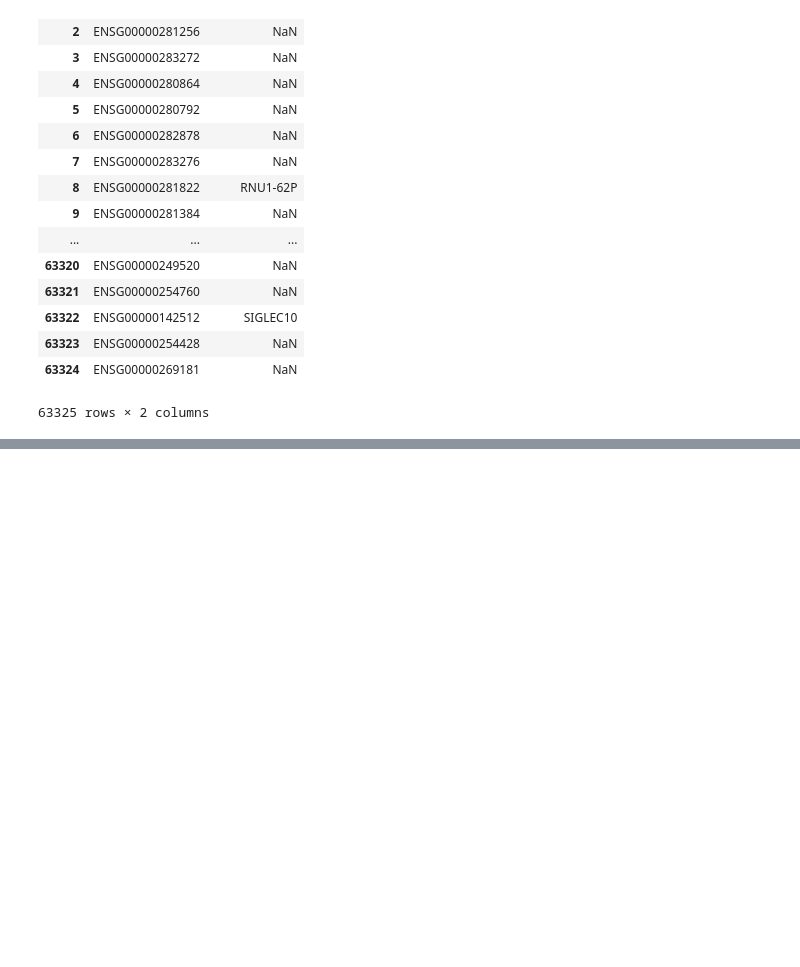
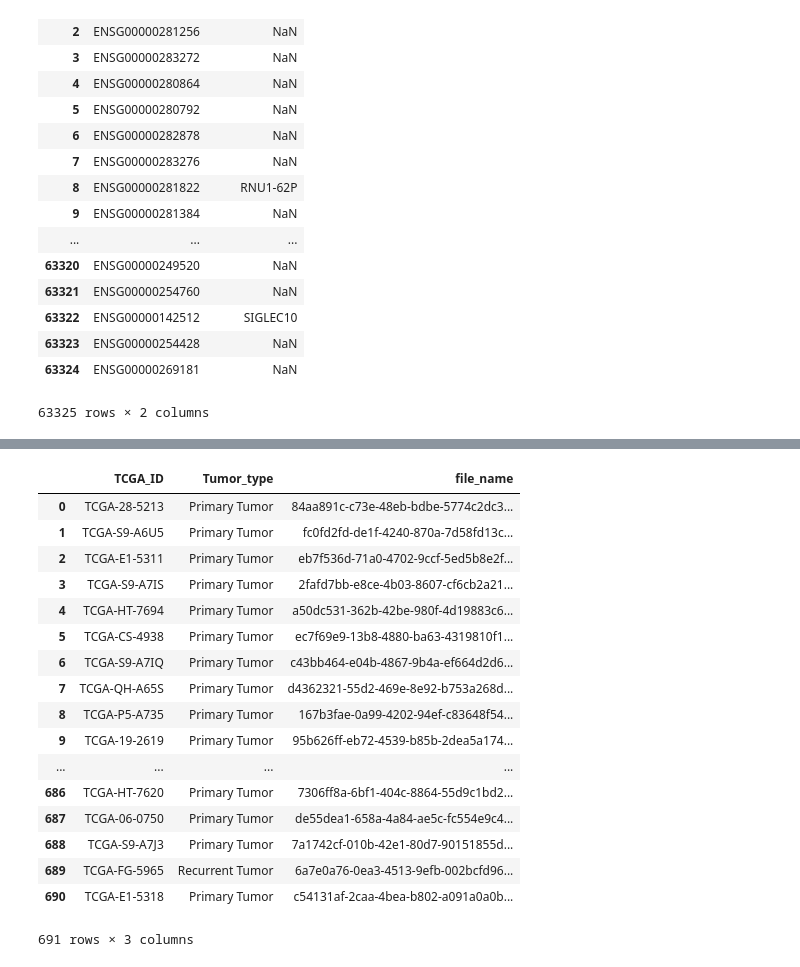
Before and after one commit to kanzabatool/Comp_genomics, a Jupyter notebook: computational_genomics.ipynb, the cells around one changed output, grey strips where cells are left out. Drawn from its saved outputs; the diff is of its cells as text; code cells hidden in the pictures; blank space fills up the shorter version.

```diff
--- a/computational_genomics.ipynb
+++ b/computational_genomics.ipynb
@@ -102,0 +103,34 @@ result
+# %%
+# CREATING TABLE2 WITH FILES(PATIENTS) WITH THEIR CORRESPONDING TCGA ID
+
+FileNameTCGAidTable = pd.read_csv('TCGAid.csv')
+
+k = FileNameTCGAidTable[['file_name']]
+columna = k.applymap(lambda x: x[:x.rfind(".gz")])
+FileNameTCGAidTable = FileNameTCGAidTable.drop(u'file_name',axis=1)
+t2 = pd.concat([FileNameTCGAidTable, columna], axis=1, join="inner")
+file_frame = pd.DataFrame(filename)
+file_frame.columns = ["file_name"]
+
+table2 = pd.merge(t2, file_frame,on='file_name', how='inner')
+# %%
+table2
+# %% [output]
+|  | TCGA_ID | Tumor_type | file_name |
+| 0 | TCGA-28-5213 | Primary Tumor | 84aa891c-c73e-48eb-bdbe-5774c2dc3... |
+| 1 | TCGA-S9-A6U5 | Primary Tumor | fc0fd2fd-de1f-4240-870a-7d58fd13c... |
+| 2 | TCGA-E1-5311 | Primary Tumor | eb7f536d-71a0-4702-9ccf-5ed5b8e2f... |
+| 3 | TCGA-S9-A7IS | Primary Tumor | 2fafd7bb-e8ce-4b03-8607-cf6cb2a21... |
+| 4 | TCGA-HT-7694 | Primary Tumor | a50dc531-362b-42be-980f-4d19883c6... |
+| 5 | TCGA-CS-4938 | Primary Tumor | ec7f69e9-13b8-4880-ba63-4319810f1... |
+| 6 | TCGA-S9-A7IQ | Primary Tumor | c43bb464-e04b-4867-9b4a-ef664d2d6... |
+| 7 | TCGA-QH-A65S | Primary Tumor | d4362321-55d2-469e-8e92-b753a268d... |
+| 8 | TCGA-P5-A735 | Primary Tumor | 167b3fae-0a99-4202-94ef-c83648f54... |
+| 9 | TCGA-19-2619 | Primary Tumor | 95b626ff-eb72-4539-b85b-2dea5a174... |
+| ... | ... | ... | ... |
+| 686 | TCGA-HT-7620 | Primary Tumor | 7306ff8a-6bf1-404c-8864-55d9c1bd2... |
+| 687 | TCGA-06-0750 | Primary Tumor | de55dea1-658a-4a84-ae5c-fc554e9c4... |
+| 688 | TCGA-S9-A7J3 | Primary Tumor | 7a1742cf-010b-42e1-80d7-90151855d... |
+| 689 | TCGA-FG-5965 | Recurrent Tumor | 6a7e0a76-0ea3-4513-9efb-002bcfd96... |
+| 690 | TCGA-E1-5318 | Primary Tumor | c54131af-2caa-4bea-b802-a091a0a0b... |
+691 rows × 3 columns
```
Also changed, not shown: parts of 3 cells of this notebook.
